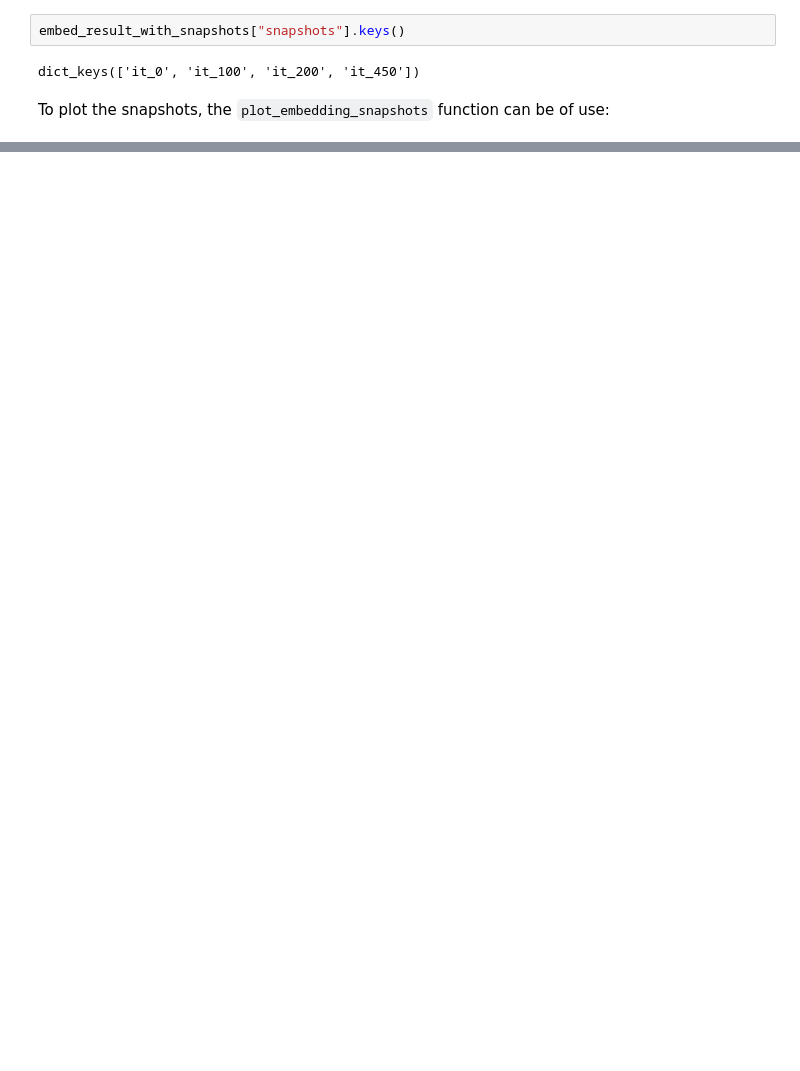
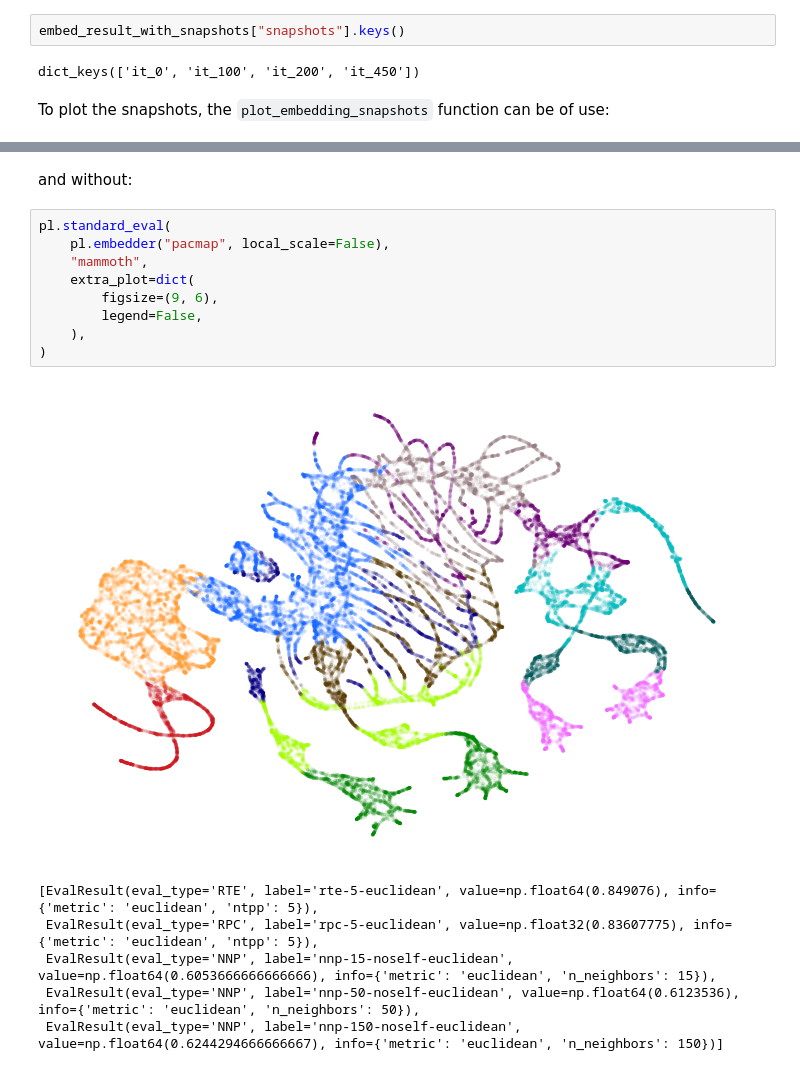
Before and after one commit to jlmelville/drnb, a Jupyter notebook: notebooks/embed-pipeline/pacmap.ipynb, the cells around one changed output, grey strips where cells are left out. Cells and saved outputs as stored; diff of their text form; blank space fills up the shorter version.

Commit message:
update notebook for local scaling

```diff
--- a/notebooks/embed-pipeline/pacmap.ipynb
+++ b/notebooks/embed-pipeline/pacmap.ipynb
@@ -128,0 +136,18 @@ pl.create_pipeline(
+# %% [markdown]
+and without:
+# %%
+pl.standard_eval(
+    pl.embedder("pacmap", local_scale=False),
+    "mammoth",
+    extra_plot=dict(
+        figsize=(9, 6),
+        legend=False,
+    ),
+)
+# %% [output]
+[figure, added]
+[EvalResult(eval_type='RTE', label='rte-5-euclidean', value=np.float64(0.849076), info={'metric': 'euclidean', 'ntpp': 5}),
+ EvalResult(eval_type='RPC', label='rpc-5-euclidean', value=np.float32(0.83607775), info={'metric': 'euclidean', 'ntpp': 5}),
+ EvalResult(eval_type='NNP', label='nnp-15-noself-euclidean', value=np.float64(0.6053666666666666), info={'metric': 'euclidean', 'n_neighbors': 15}),
+ EvalResult(eval_type='NNP', label='nnp-50-noself-euclidean', value=np.float64(0.6123536), info={'metric': 'euclidean', 'n_neighbors': 50}),
+ EvalResult(eval_type='NNP', label='nnp-150-noself-euclidean', value=np.float64(0.6244294666666667), info={'metric': 'euclidean', 'n_neighbors': 150})]
```
Also changed, not shown: parts of 7 cells of this notebook.
